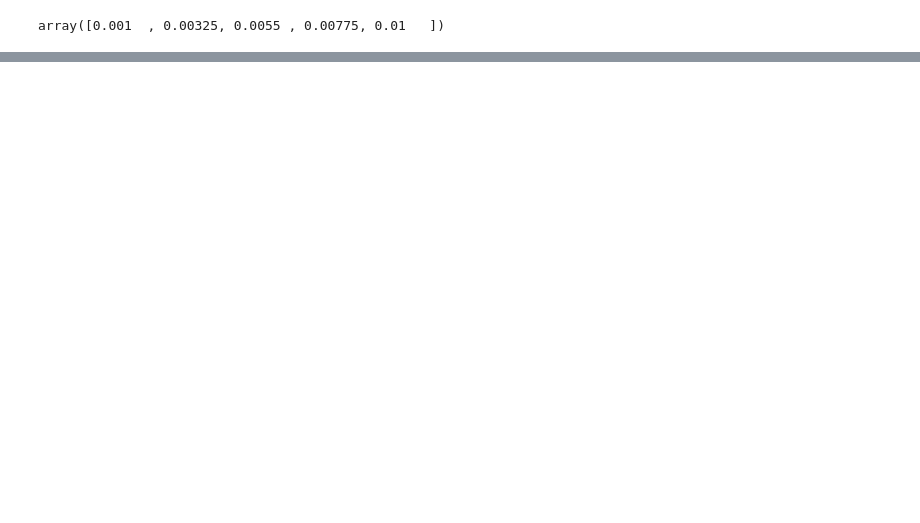
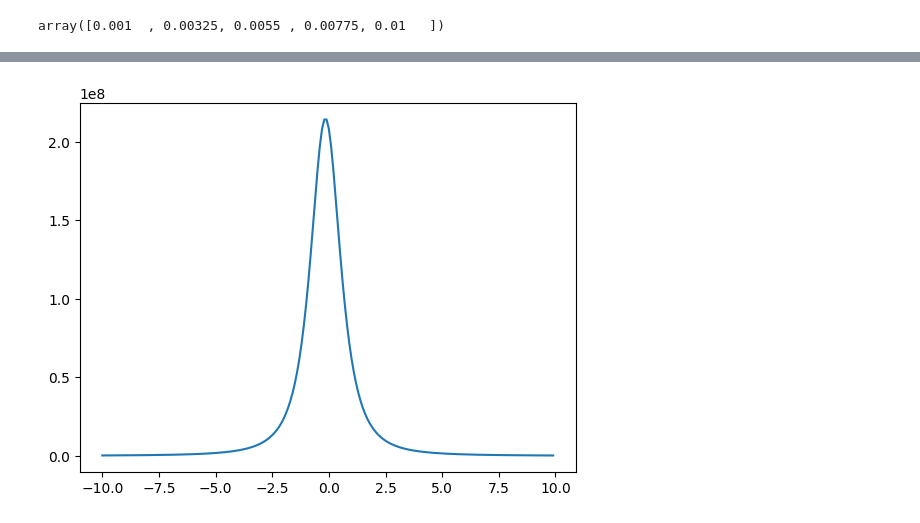
Before and after one commit to jjavierf64/MQST_Projects, a Jupyter notebook: AQL/calcs.ipynb, the cells around one changed output, grey strips where cells are left out. Saved outputs shown, nothing was run; the diff lists cells and outputs as text; code cells hidden in the pictures; blank space fills up the shorter version.

```diff
--- a/AQL/calcs.ipynb
+++ b/AQL/calcs.ipynb
@@ -200,0 +311,97 @@ plt.show()
+# %%
+def bz_cylinder_on_axis(z_m, z0_m, L_m, R_m, Br_T):
+    """
+    Campo Bz (Tesla) en el eje de un imán cilíndrico macizo
+    con magnetización axial uniforme.
+
+    z_m  : posición del punto (m)
+    z0_m : posición de la cara inferior del imán (m)
+    L_m  : espesor del imán (m)
+    R_m  : radio del cilindro (m)
+    Br_T : remanencia (T)
+    """
+
+    # coordenada relativa al imán
+    z = z_m - z0_m
+
+    Bz = 0.5 * Br_T * (
+        (z + L_m) / np.sqrt((z + L_m)**2 + R_m**2)
+        - z / np.sqrt(z**2 + R_m**2)
+    )
+
+    return Bz
+
+def bz_stack_10_rings(distance_cm,
+                      n_magnets=10,
+                      gap_mm=0.5,
+                      Br_T=1.45,
+                      ID_mm=20.0,
+                      OD_mm=25.0,
+                      thickness_mm=3.0,
+                      z_reference="top"):
+    """
+    Campo total Bz (nT) sobre el eje de un stack de anillos.
+
+    distance_cm: distancia desde la referencia elegida (cm)
+    z_reference: "top" = distancia medida desde la cara superior del stack (hacia fuera)
+                 "bottom" = desde la cara inferior del stack
+                 "center" = desde el centro geométrico del stack
+    """
+    # Geometría (m)
+    Ri = (ID_mm / 2) * 1e-3
+    Ro = (OD_mm / 2) * 1e-3
+    L  = thickness_mm * 1e-3
+    gap = gap_mm * 1e-3
+
+    pitch = L + gap  # separación entre caras inferiores consecutivas
+    total_height = n_magnets * L + (n_magnets - 1) * gap
+
+    # Coordenada del punto (m) según referencia
+    d = distance_cm * 1e-2  # cm -> m
+    if z_reference == "top":
+        # z=0 en la cara superior del stack; el punto está por encima => z = total_height + d
+        z_point = total_height + d
+        z0_first = 0.0
+    elif z_reference == "bottom":
+        # z=0 en la cara inferior del stack; punto por encima => z = d
+        z_point = d
+        z0_first = 0.0
+    elif z_reference == "center":
+        # z=0 en el centro del stack; punto por encima => z = total_height/2 + d
+        z_point = total_height / 2 + d
+        z0_first = -total_height / 2
+        print(z0_first)
+    else:
+        raise ValueError("z_reference debe ser: 'top', 'bottom' o 'center'")
+
+    # Suma de contribuciones
+    B_total_T = 0.0
+    for i in range(n_magnets):
+        z0_i = z0_first + i * pitch  # cara inferior del imán i
+        B_total_T += bz_cylinder_on_axis(z_point, z0_i, L, Ri, Br_T)
+
+    # Tesla -> nT
+    return B_total_T * 1e9
+
+X = np.arange(-10,10,0.1)
+plt.plot(X, bz_stack_10_rings(distance_cm=np.array(X),
+                            n_magnets=1,
+                             gap_mm=0,     # ajusta al grosor real del anillo plástico
+                             Br_T=1.45,      # ajusta si tienes el Br exacto del fabricante
+                             ID_mm=20.0,
+                             OD_mm=25.0,
+                             thickness_mm=3.0,
+                             z_reference="bottom"))
+
+plt.show()
+
+print(bz_stack_10_rings(distance_cm=0,
+                            n_magnets=10,
+                             gap_mm=0,     # ajusta al grosor real del anillo plástico
+                             Br_T=1.45,      # ajusta si tienes el Br exacto del fabricante
+                             ID_mm=20.0,
+                             OD_mm=25.0,
+                             thickness_mm=3.0,
+                             z_reference="bottom")*1e-9)
+# %% [output]
+[figure, added]
```
Also changed, not shown: parts of 13 cells of this notebook, 6 other files.
